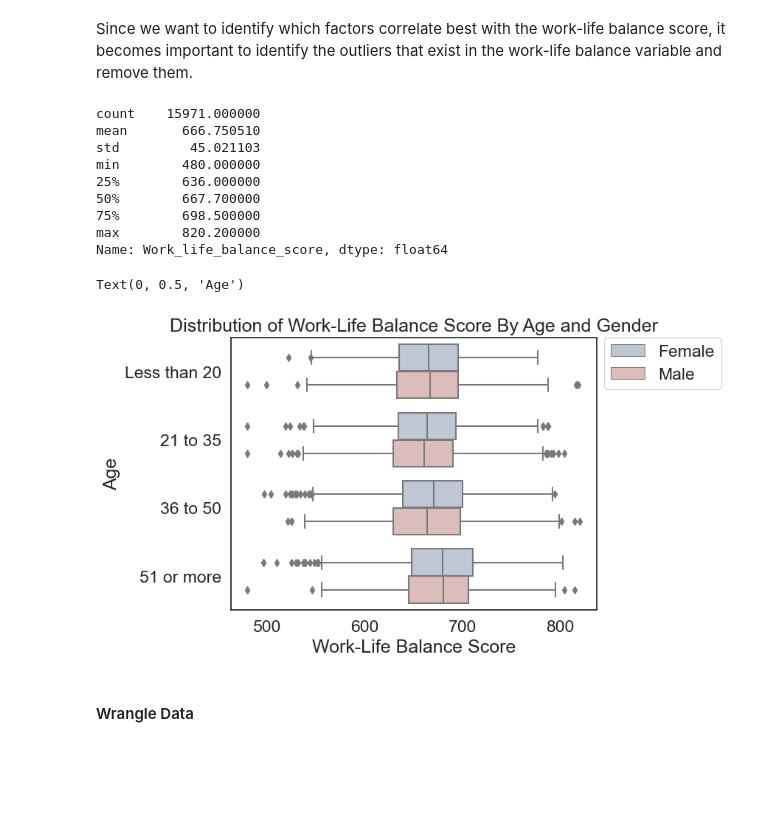
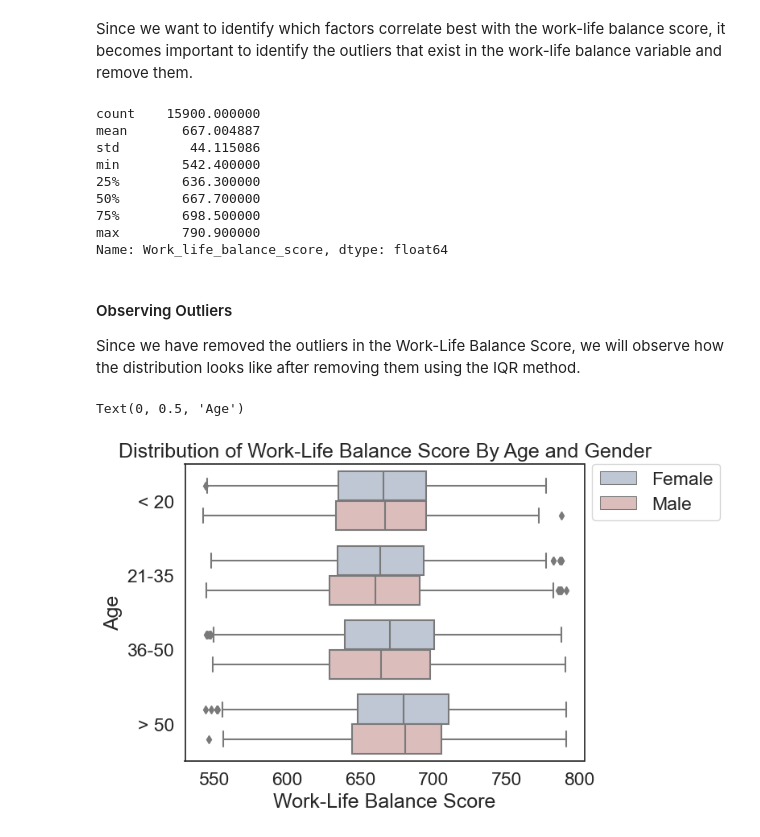
Before and after one commit to ubco-W2022T2-data301/project-group-group06, a Jupyter notebook: analysis/analysis2.ipynb, the cells around one changed output. Cells and saved outputs as stored; diff of their text form; code cells hidden in the pictures; blank space fills up the shorter version.

```diff
--- a/analysis/analysis2.ipynb
+++ b/analysis/analysis2.ipynb
@@ -266,3 +275,8 @@ df = (
+# %%
+import sys
+sys.path.append('code')
+from project_functions2 import load_clean_process
+df = load_clean_process("../data/raw/Wellbeing_and_lifestyle_data_Kaggle.csv")
 # %% [markdown]
 #### Processing Data
 # %% [markdown]
@@ -332,12 +345,12 @@ Since we want to identify which factors correlate best with the work-life balanc
 # Observing the variable's statistics
 df['Work_life_balance_score'].describe()
 # %% [output]
-count    15971.000000
-mean       666.750510
-std         45.021103
-min        480.000000
-25%        636.000000
+count    15900.000000
+mean       667.004887
+std         44.115086
+min        542.400000
+25%        636.300000
 50%        667.700000
 75%        698.500000
-max        820.200000
+max        790.900000
 Name: Work_life_balance_score, dtype: float64
@@ -353,12 +357,14 @@ def drop_outlier(column):
+# %% [markdown]
+#### Observing Outliers
+Since we have removed the outliers in the Work-Life Balance Score, we will observe how the distribution looks like after removing them using the IQR method.
 # %%
 # A visual representation of our outliers by demographic factors
-df['Age'] = df['Age'].astype('category')
 sns.set_theme(style = "white", font_scale = 1.5)
-sns.boxplot(df, x = "Work_life_balance_score", y = "Age",order = ['Less than 20', '21 to 35', '36 to 50', '51 or more'], palette = "vlag", hue = "Gender")
+sns.boxplot(df, x = "Work_life_balance_score", y = "Age",order = ['< 20', '21-35', '36-50', '> 50'], palette = "vlag", hue = "Gender")
 plt.legend(bbox_to_anchor=(1.02, 1), loc='upper left', borderaxespad=0)
 plt.title('Distribution of Work-Life Balance Score By Age and Gender')
 plt.xlabel('Work-Life Balance Score')
 plt.ylabel('Age')
 # %% [output]
 Text(0, 0.5, 'Age')
-[figure, old version]
+[figure, new version]
@@ -374,2 +370,0 @@ df = (
-# %% [markdown]
-#### Wrangle Data
```
Also changed, not shown: parts of 10 cells of this notebook, 1 other file.
